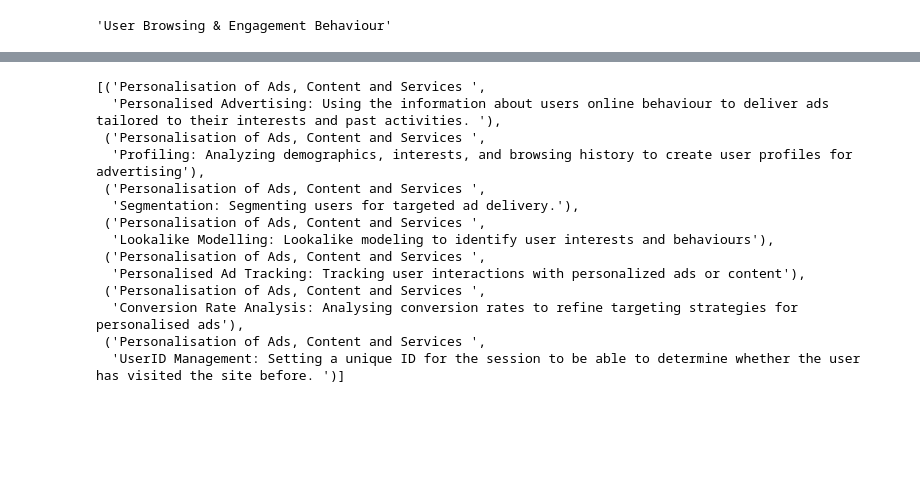
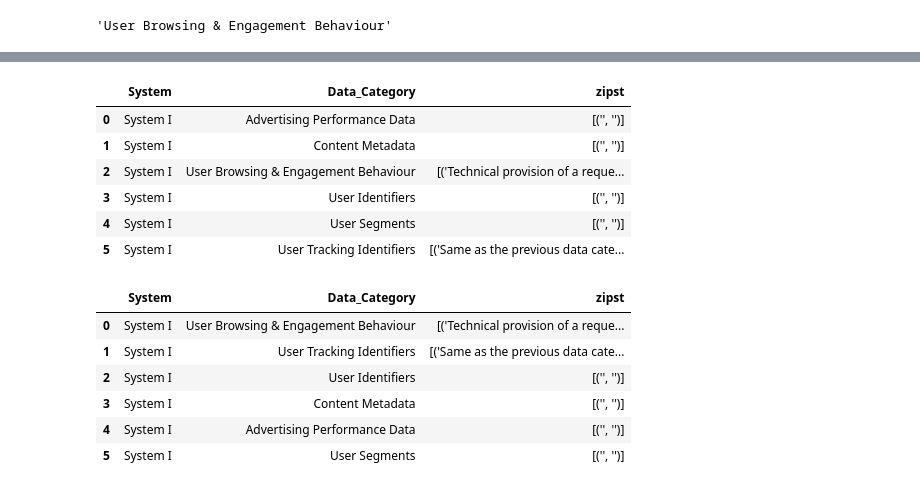
Before and after one commit to flohaha/Colab_Better_Rop, a Jupyter notebook: ROPA.ipynb, the cells around one changed output, grey strips where cells are left out. Drawn from its saved outputs; the diff is of its cells as text; code cells hidden in the pictures; blank space fills up the shorter version.

```diff
--- a/ROPA.ipynb
+++ b/ROPA.ipynb
@@ -412,17 +350,28 @@ df_merged_sample_zip_fin
-# %%
-df_merged_sample_zip_fin.iloc[1,2]
-# %% [output]
-[('Personalisation of Ads, Content and Services ',
-  'Personalised Advertising: Using the information about users online behaviour to deliver ads tailored to their interests and past activities. '),
- ('Personalisation of Ads, Content and Services ',
-  'Profiling: Analyzing demographics, interests, and browsing history to create user profiles for advertising'),
- ('Personalisation of Ads, Content and Services ',
-  'Segmentation: Segmenting users for targeted ad delivery.'),
- ('Personalisation of Ads, Content and Services ',
-  'Lookalike Modelling: Lookalike modeling to identify user interests and behaviours'),
- ('Personalisation of Ads, Content and Services ',
-  'Personalised Ad Tracking: Tracking user interactions with personalized ads or content'),
- ('Personalisation of Ads, Content and Services ',
-  'Conversion Rate Analysis: Analysing conversion rates to refine targeting strategies for personalised ads'),
- ('Personalisation of Ads, Content and Services ',
-  'UserID Management: Setting a unique ID for the session to be able to determine whether the user has visited the site before. ')]
+# %%
+df_merged_sample_zip['zipst'] = df_merged_sample_zip['zip'].apply(lambda x: str(x))
+
+df_merged_sample_zip = df_merged_sample_zip.groupby(['System', 'Data_Category'])['zipst'].apply('||'.join).reset_index()
+
+
+df_merged_sample_zip
+# %% [output]
+|  | System | Data_Category | zipst |
+| 0 | System I | Advertising Performance Data | [('', '')] |
+| 1 | System I | Content Metadata | [('', '')] |
+| 2 | System I | User Browsing & Engagement Behaviour | [('Technical provision of a reque... |
+| 3 | System I | User Identifiers | [('', '')] |
+| 4 | System I | User Segments | [('', '')] |
+| 5 | System I | User Tracking Identifiers | [('Same as the previous data cate... |
+# %%
+df_merged_sample_zip_fin = pd.merge(df_sample_unique, df_merged_sample_zip, how='left', left_on=['System', 'Data_Category'], right_on=['System', 'Data_Category'] )
+
+
+df_merged_sample_zip_fin
+# %% [output]
+|  | System | Data_Category | zipst |
+| 0 | System I | User Browsing & Engagement Behaviour | [('Technical provision of a reque... |
+| 1 | System I | User Tracking Identifiers | [('Same as the previous data cate... |
+| 2 | System I | User Identifiers | [('', '')] |
+| 3 | System I | Content Metadata | [('', '')] |
+| 4 | System I | Advertising Performance Data | [('', '')] |
+| 5 | System I | User Segments | [('', '')] |
```
Also changed, not shown: parts of 30 cells of this notebook.
